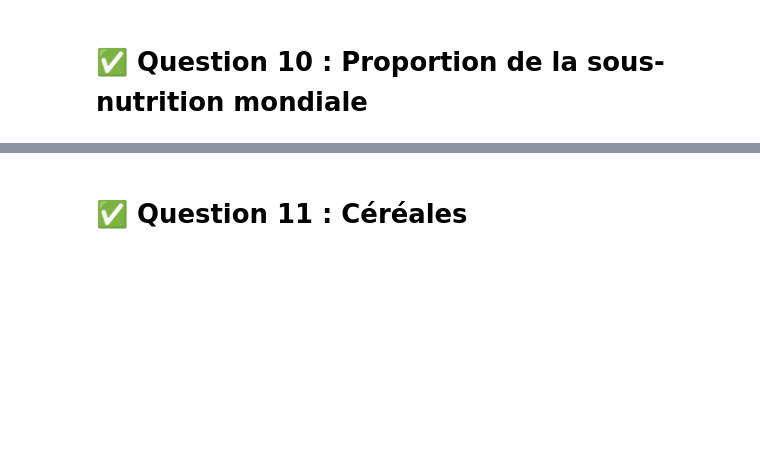
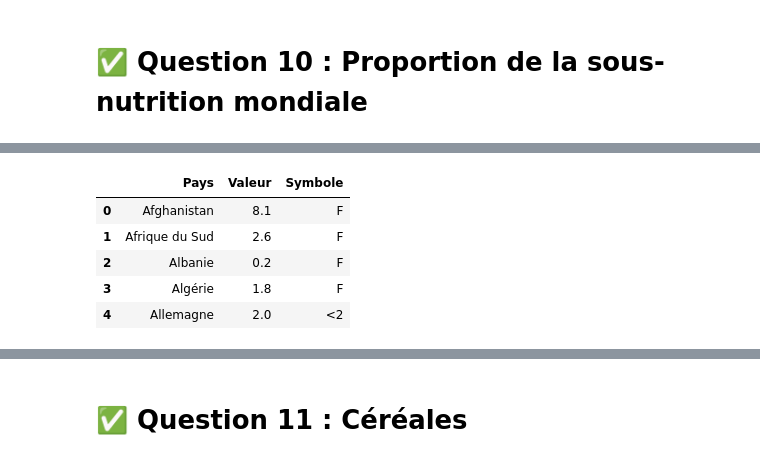
Before and after one commit to Lorenzo1208/Brief_fao, a Jupyter notebook: FAO.ipynb, the cells around one changed output, grey strips where cells are left out. Cells and saved outputs as stored; diff of their text form; code cells hidden in the pictures; blank space fills up the shorter version.

```diff
--- a/FAO.ipynb
+++ b/FAO.ipynb
@@ -555,3 +519,12 @@ sous_alimentation_df
+# %%
+sous_alimentation_df[["Pays","Valeur","Symbole"]].head()
+# %% [output]
+|  | Pays | Valeur | Symbole |
+| 0 | Afghanistan | 8.1 | F |
+| 1 | Afrique du Sud | 2.6 | F |
+| 2 | Albanie | 0.2 | F |
+| 3 | Algérie | 1.8 | F |
+| 4 | Allemagne | 2.0 | <2 |
 # %%
 population_df.head()
 # %% [output]
```
Also changed, not shown: parts of 12 cells of this notebook.
